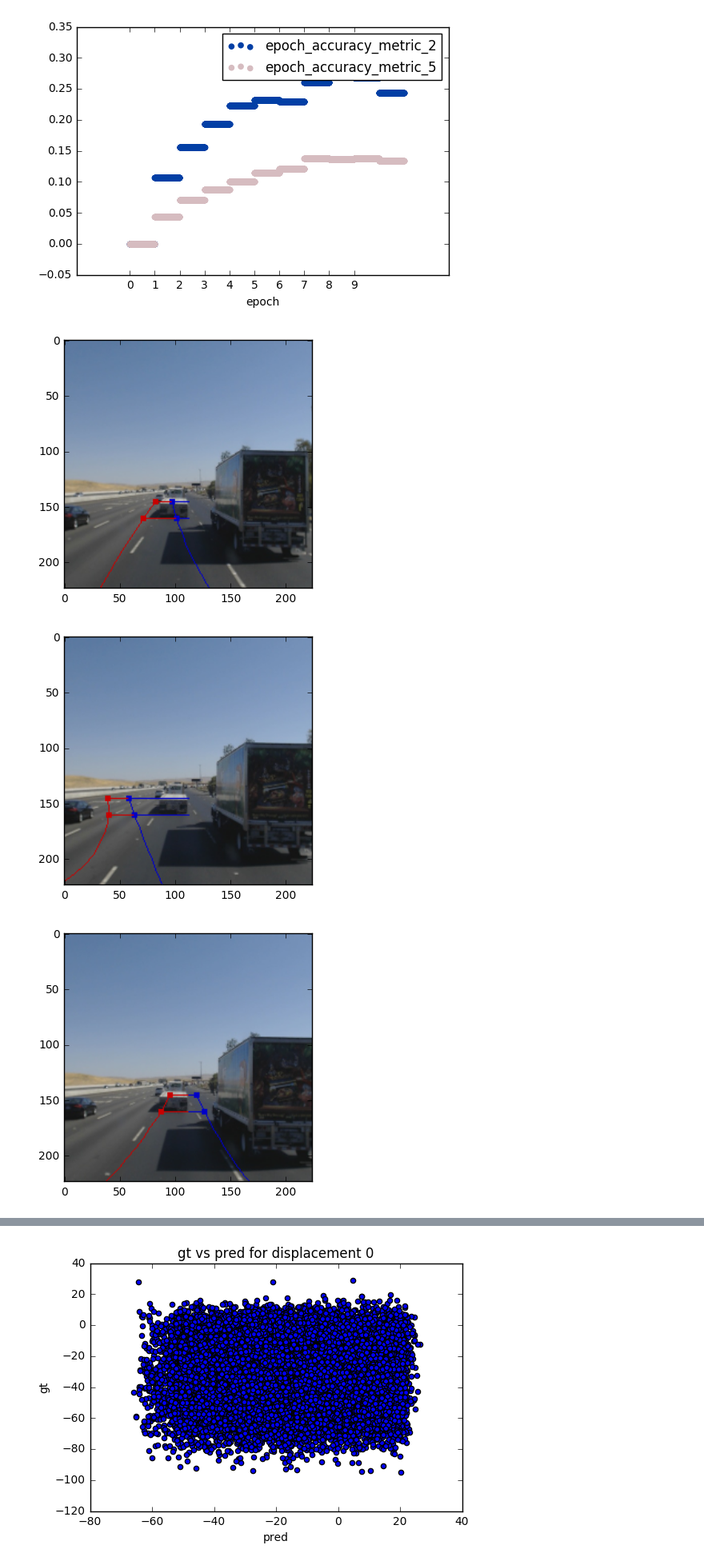
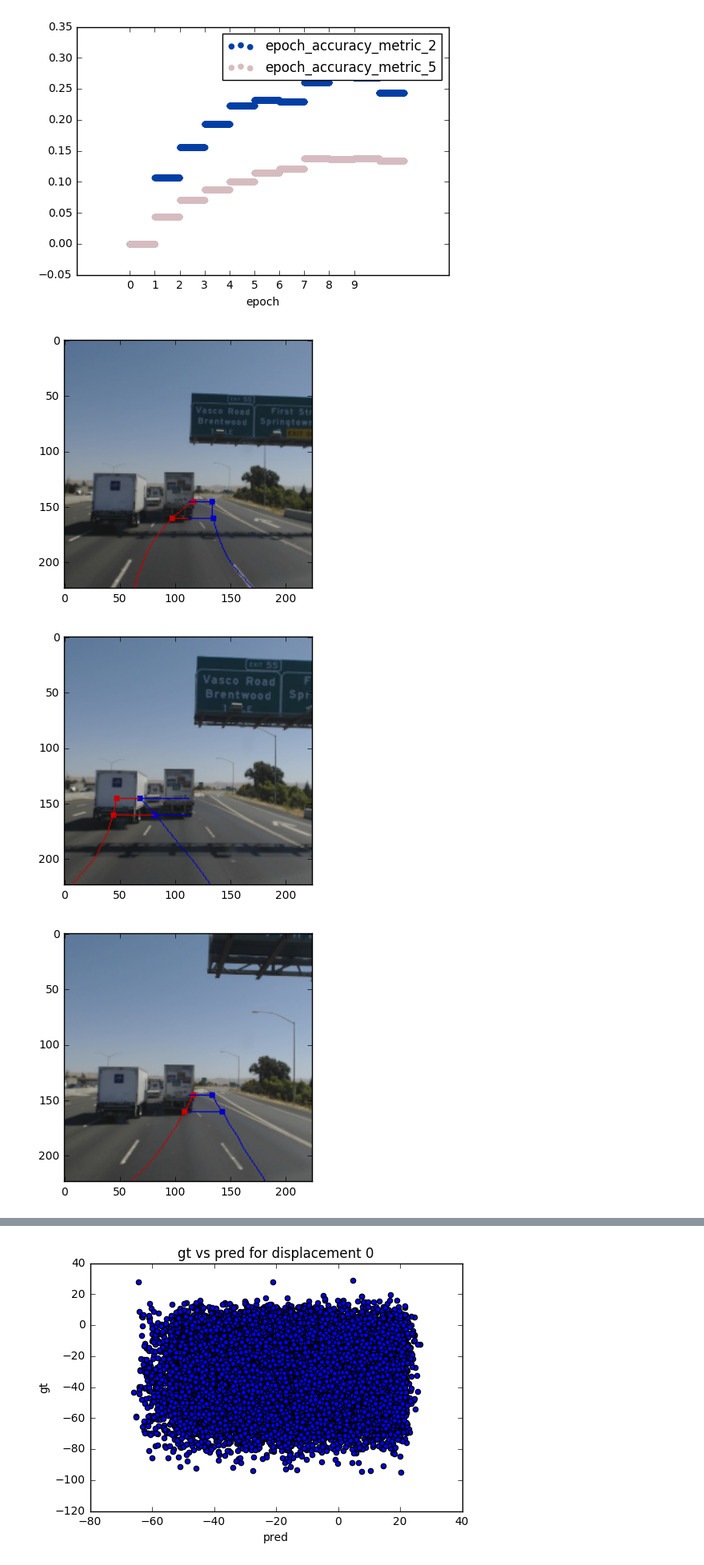
Before and after one commit to blake-varden/ToyLane, a Jupyter notebook: DD_6_Evaluation.ipynb, the cells around one changed output, grey strips where cells are left out. Shown at 80% size. Cells and saved outputs as stored; diff of their text form; code cells hidden in the pictures.

```diff
--- a/DD_6_Evaluation.ipynb
+++ b/DD_6_Evaluation.ipynb
@@ -288,9 +288,9 @@ for (a1, a2) in [('accuracy_metric_0', 'accuracy_metric_3'), ('accuracy_metric_1
 [figure]
 # %%
 # Train Prediction Visualization
-for i in range(0,100,20):
+for i in range(5900,6000,20):
     visualize_lanes(train_db, train_predictions, i, viz_pred=True, viz_anchors=True, viz_displacements=True, viz_splines=True)
 # %% [output]
-[figure, old version]
+[figure, new version]
-[figure, old version]
+[figure, new version]
-[figure, old version]
+[figure, new version]
```
Also changed, not shown: parts of 2 cells of this notebook, 2 other files.
